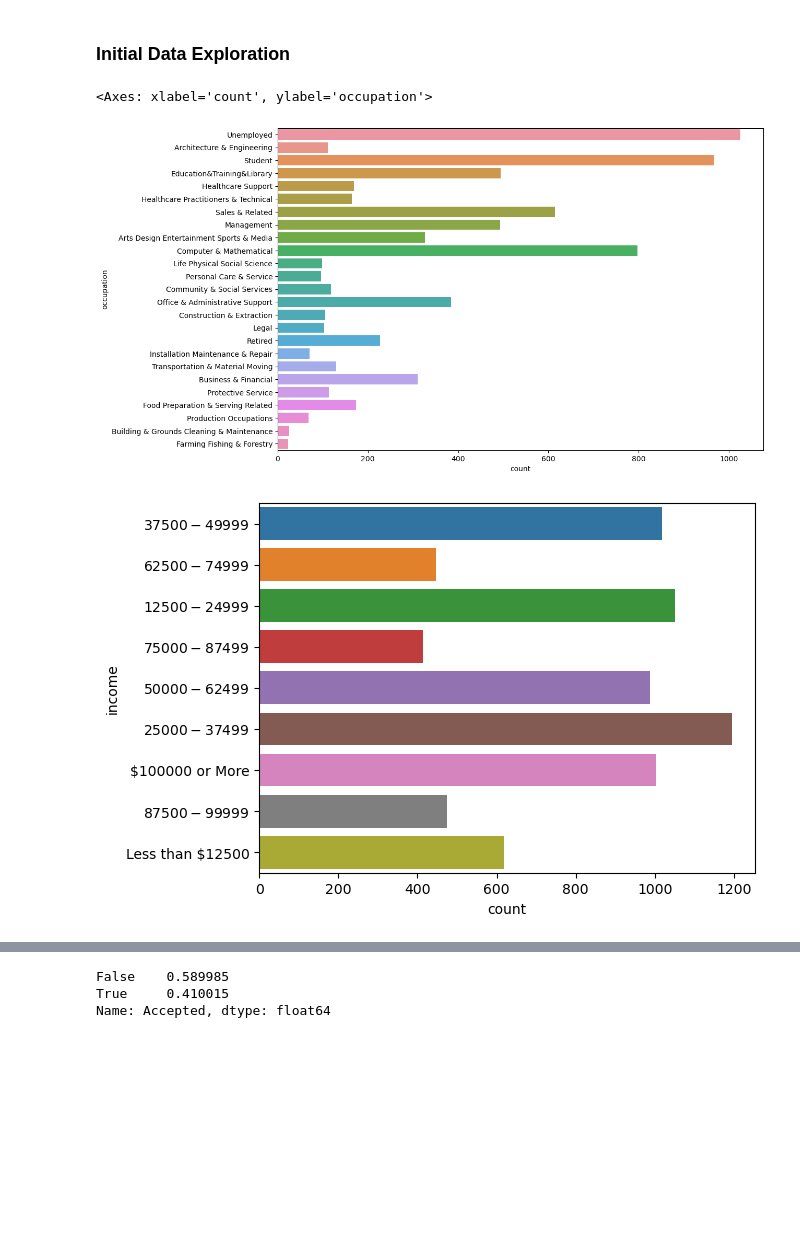
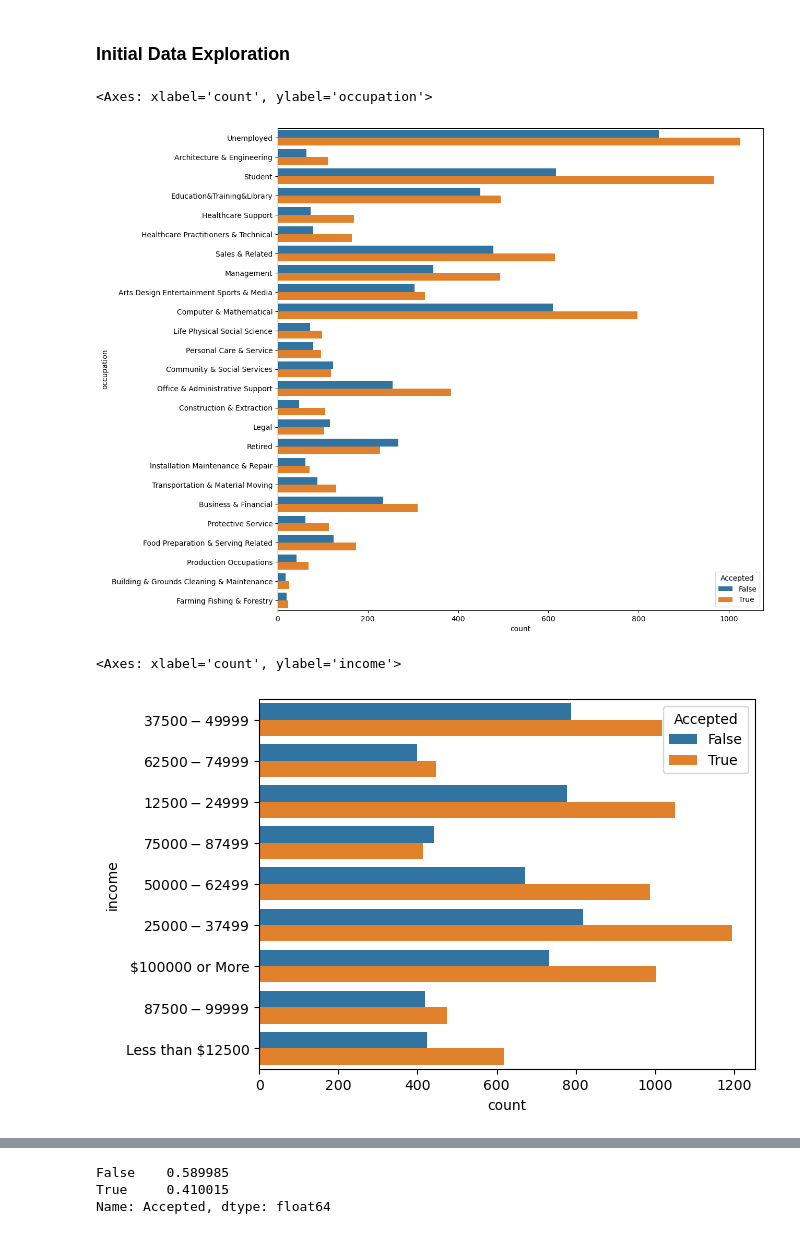
Before and after one commit to ngratzi/coupon_analysis, a Jupyter notebook: analysis.ipynb, the cells around one changed output, grey strips where cells are left out. Saved outputs shown, nothing was run; the diff lists cells and outputs as text; code cells hidden in the pictures; blank space fills up the shorter version.

```diff
--- a/analysis.ipynb
+++ b/analysis.ipynb
@@ -199,3 +198,8 @@ There looks to be 74 duplicated rows. This is ok considering our dataset. It is
 # %% [markdown]
 ### Rename Columns and Values
 I will change the column name 'Y' to 'Accepted' and the values 1 to True and 0 to False for easier readability
+# %%
+data_cleaned.rename(columns={'Y': "Accepted"}, inplace=True)
+data_cleaned['Accepted'].replace([1,0], [True, False], inplace=True)
+data_cleaned['has_children'].replace([1,0], [True, False], inplace=True)
+data_cleaned[['Accepted', 'has_children']].sample(5)
@@ -295,16 +273,17 @@ Text(0, 0.5, 'Count')
 # %% [markdown]
 ### Initial Data Exploration
 # %%
-plt.figure(figsize=(12,8))
-sns.countplot(data_cleaned[data_cleaned['Accepted'] == True], y='occupation')
+plt.figure(figsize=(12,12))
+sns.countplot(data_cleaned, y='occupation', hue='Accepted')
 
 # plt.title('Counts Per Coupon Type')
 # plt.xlabel('Coupon Type')
 # plt.ylabel('Count')
 # %% [output]
 <Axes: xlabel='count', ylabel='occupation'>
-[figure, old version]
+[figure, new version]
 # %%
-fig2 = sns.countplot(data_cleaned[data_cleaned['Accepted'] == True], y='income')
+sns.countplot(data_cleaned, y='income', hue='Accepted')
 # %% [output]
+<Axes: xlabel='count', ylabel='income'>
-[figure, old version]
+[figure, new version]
```
Also changed, not shown: parts of 46 cells of this notebook.
